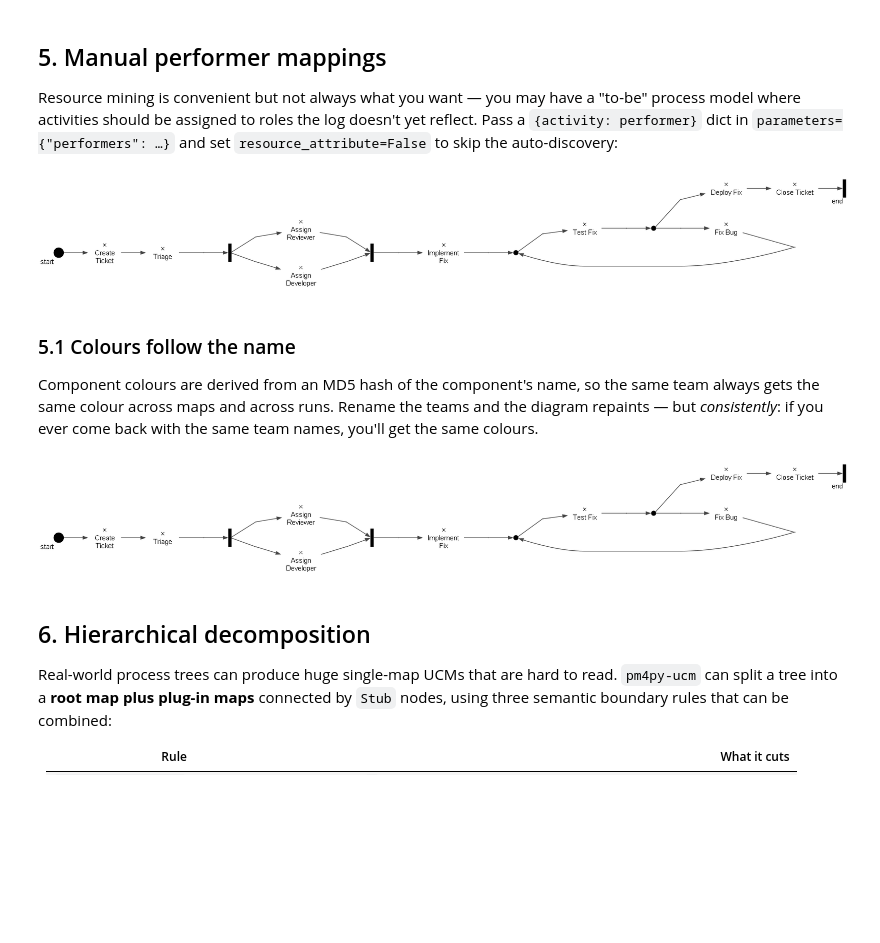
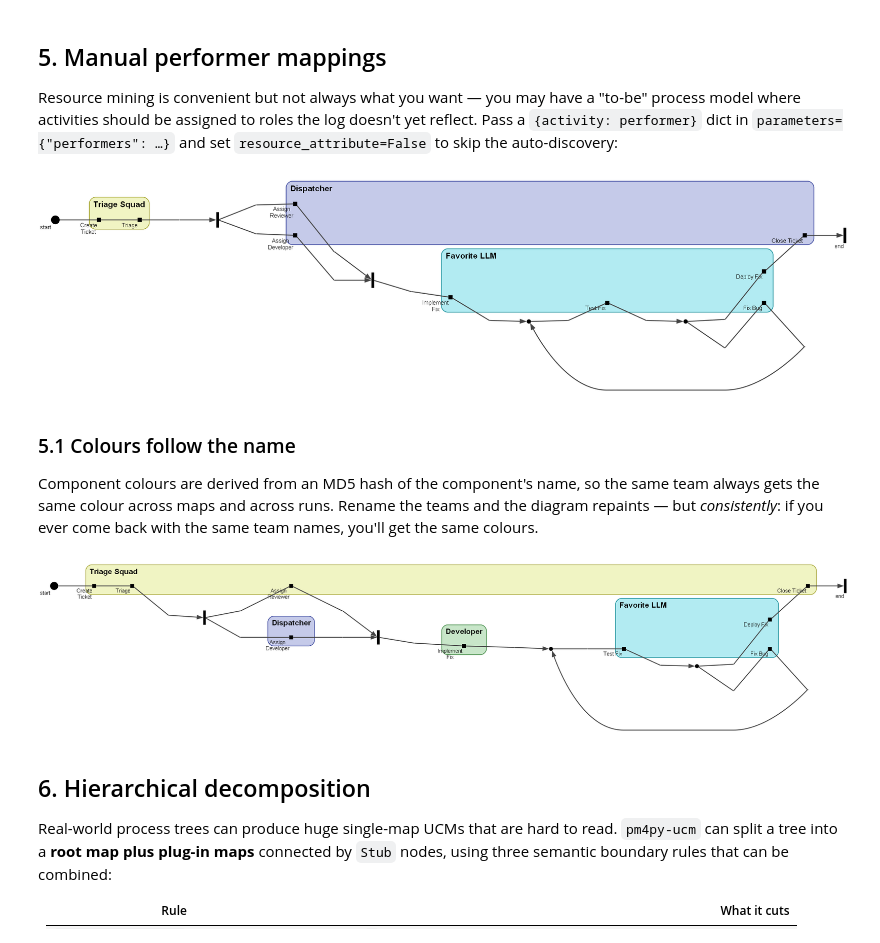
Before and after one commit to ProcessMining-uOttawa/pm4py-ucm, a Jupyter notebook: demo/pm4py_ucm_tutorial.ipynb, the cells around one changed output. Drawn from its saved outputs; the diff is of its cells as text; code cells hidden in the pictures; blank space fills up the shorter version.

```diff
--- a/demo/pm4py_ucm_tutorial.ipynb
+++ b/demo/pm4py_ucm_tutorial.ipynb
@@ -289,22 +287,25 @@ dict in `parameters={"performers": …}` and set
 `resource_attribute=False` to skip the auto-discovery:
 # %%
 manual_map = {
-    "Quick Assessment":     "Front Office",
-    "Assess Claim":         "Claims Team",
-    "Amend Assessment":     "Claims Team",
-    "Claim Declined":       "Front Office",
-    "Update Customer Info": "Front Office",
-    "Gather Feedback":      "Customer Care",
+    "Create Ticket":    "Triage Squad",
+    "Triage":           "Triage Squad",
+    "Assign Reviewer":  "Dispatcher",
+    "Assign Developer": "Dispatcher",
+    "Implement Fix":    "Favorite LLM",
+    "Test Fix":         "Favorite LLM",
+    "Fix Bug":          "Favorite LLM",
+    "Deploy Fix":       "Favorite LLM",
+    "Close Ticket":     "Dispatcher",
 }
 
 ucm_manual = pm4py_ucm.discover_ucm_inductive(
     LOG_PATH,
     parameters={"performers": manual_map, "resource_attribute": False},
 )
 pm4py_ucm.save_vis_ucm(ucm_manual, OUT / "ucm_manual.png")
 Image(filename=str(OUT / "ucm_manual.png"))
 # %% [output]
-[figure, old version]
+[figure, new version]
 # %% [markdown]
 ### 5.1 Colours follow the name
 
@@ -315,12 +316,15 @@ across runs. Rename the teams and the diagram repaints — but
 you'll get the same colours.
 # %%
 manual_map2 = {
-    "Quick Assessment":     "Triage Squad",
-    "Assess Claim":         "Adjusters",
-    "Amend Assessment":     "Adjusters",
-    "Claim Declined":       "Triage Squad",
-    "Update Customer Info": "Triage Squad",
-    "Gather Feedback":      "Voice of Customer",
+    "Create Ticket":    "Triage Squad",
+    "Triage":           "Triage Squad",
+    "Assign Reviewer":  "Triage Squad",
+    "Assign Developer": "Dispatcher",
+    "Implement Fix":    "Developer",
+    "Test Fix":         "Favorite LLM",
+    "Fix Bug":          "Favorite LLM",
+    "Deploy Fix":       "Favorite LLM",
+    "Close Ticket":     "Triage Squad",
 }
 
 ucm_manual2 = pm4py_ucm.discover_ucm_inductive(
@@ -330,7 +334,7 @@ ucm_manual2 = pm4py_ucm.discover_ucm_inductive(
 pm4py_ucm.save_vis_ucm(ucm_manual2, OUT / "ucm_manual2.png")
 Image(filename=str(OUT / "ucm_manual2.png"))
 # %% [output]
-[figure, old version]
+[figure, new version]
 # %% [markdown]
 ## 6. Hierarchical decomposition
 
```
Also changed, not shown: parts of 18 cells of this notebook.
